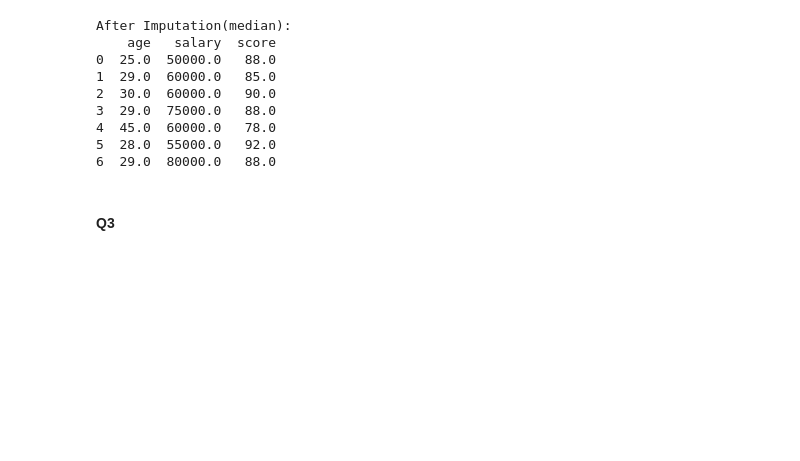
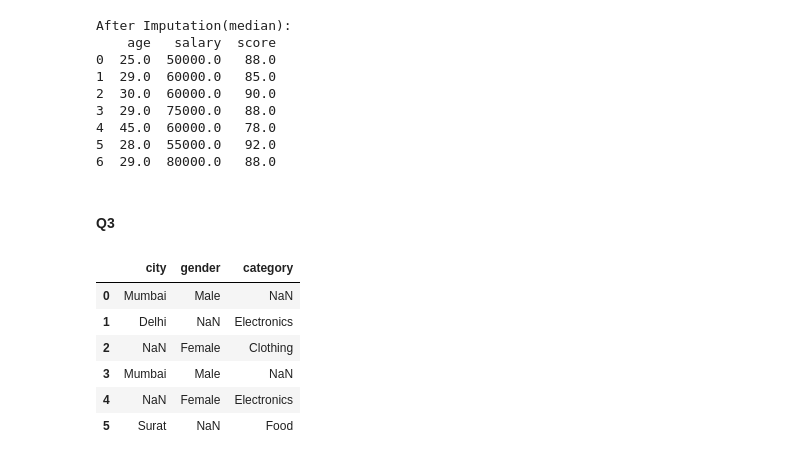
Before and after one commit to krish-desai-123/Data-Preprocessing-and-Feature-Engineering, a Jupyter notebook: Lab_Work_2_1.ipynb, the cells around one changed output. Saved outputs shown, nothing was run; the diff lists cells and outputs as text; code cells hidden in the pictures; blank space fills up the shorter version.

```diff
--- a/Lab_Work_2_1.ipynb
+++ b/Lab_Work_2_1.ipynb
@@ -164,3 +166,20 @@ After Imputation(median):
 6  29.0  80000.0   88.0
 # %% [markdown]
 #### Q3
+# %%
+# Created df with missing categorical values
+
+cat = pd.DataFrame({
+    'city':     ['Mumbai', 'Delhi', np.nan, 'Mumbai', np.nan, 'Surat'],
+    'gender':   ['Male', np.nan, 'Female', 'Male', 'Female', np.nan],
+    'category': [np.nan, 'Electronics', 'Clothing', np.nan, 'Electronics', 'Food']
+})
+cat
+# %% [output]
+|  | city | gender | category |
+| 0 | Mumbai | Male | NaN |
+| 1 | Delhi | NaN | Electronics |
+| 2 | NaN | Female | Clothing |
+| 3 | Mumbai | Male | NaN |
+| 4 | NaN | Female | Electronics |
+| 5 | Surat | NaN | Food |
```
Also changed, not shown: parts of 12 cells of this notebook.
